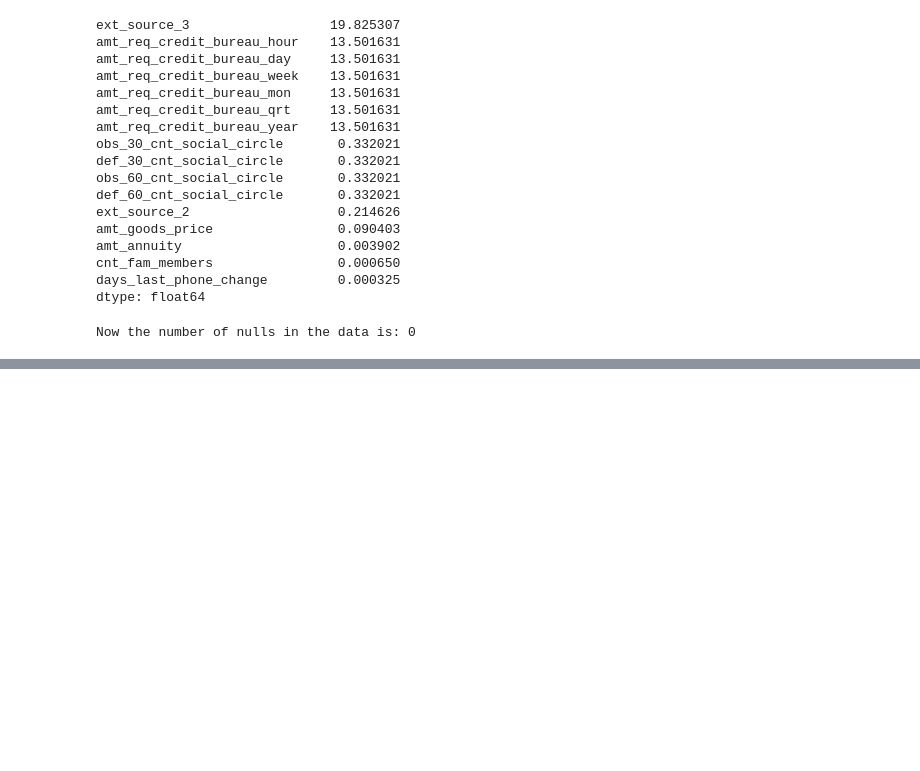
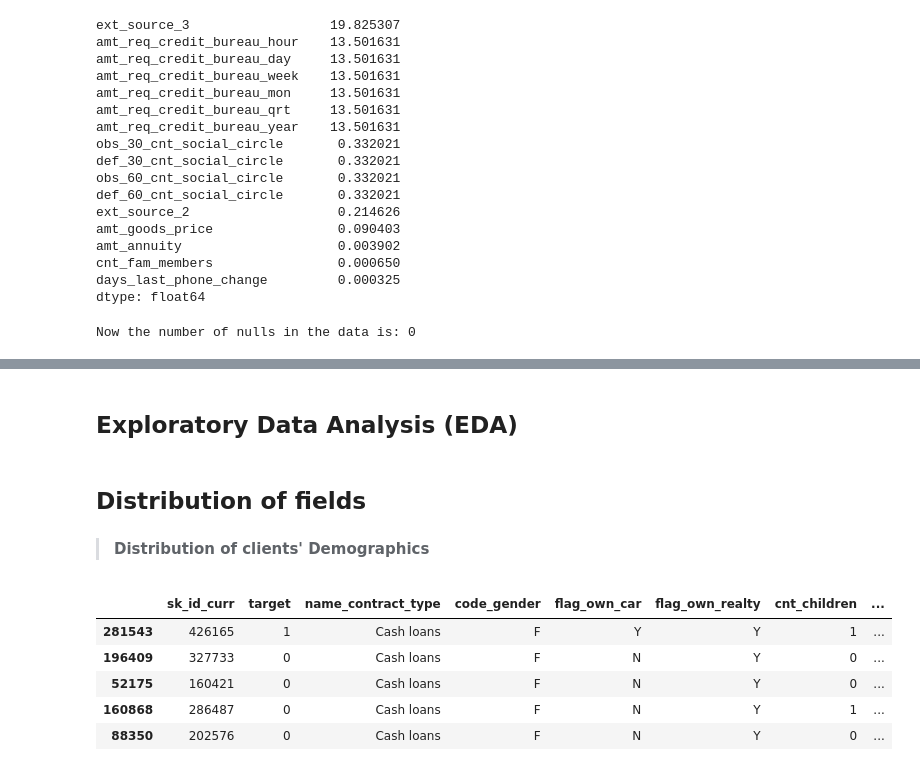
Before and after one commit to mo7amed7assan1911/Loan_Default_Study, a Jupyter notebook: Loan_Default_Study.ipynb, the cells around one changed output, grey strips where cells are left out. Drawn from its saved outputs; the diff is of its cells as text; code cells hidden in the pictures; blank space fills up the shorter version.

```diff
--- a/Loan_Default_Study.ipynb
+++ b/Loan_Default_Study.ipynb
@@ -488,0 +583,2 @@ df_cleaning.head()
+# %% [markdown]
+## Exploratory Data Analysis (EDA)
@@ -488,0 +591,13 @@ df_cleaning.head()
+# %% [markdown]
+## Distribution of fields
+# %% [markdown]
+> **Distribution of clients' Demographics**
+# %%
+df_train.head()
+# %% [output]
+|  | sk_id_curr | target | name_contract_type | code_gender | flag_own_car | flag_own_realty | cnt_children | ... |
+| 281543 | 426165 | 1 | Cash loans | F | Y | Y | 1 | ... |
+| 196409 | 327733 | 0 | Cash loans | F | N | Y | 0 | ... |
+| 52175 | 160421 | 0 | Cash loans | F | N | Y | 0 | ... |
+| 160868 | 286487 | 0 | Cash loans | F | N | Y | 1 | ... |
+| 88350 | 202576 | 0 | Cash loans | F | N | Y | 0 | ... |
```
Also changed, not shown: parts of 41 cells of this notebook, 1 other file.
